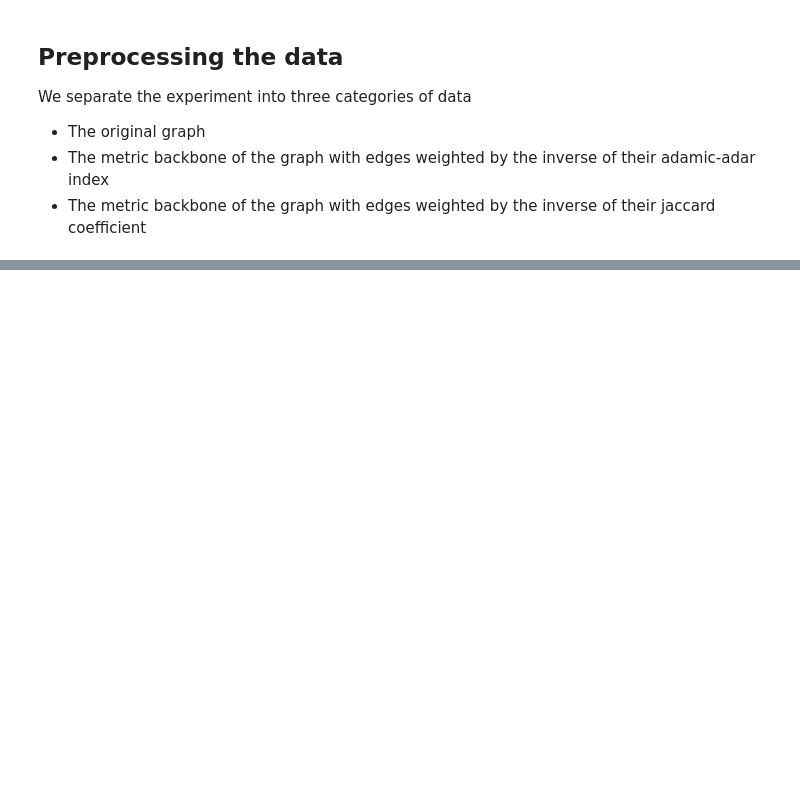
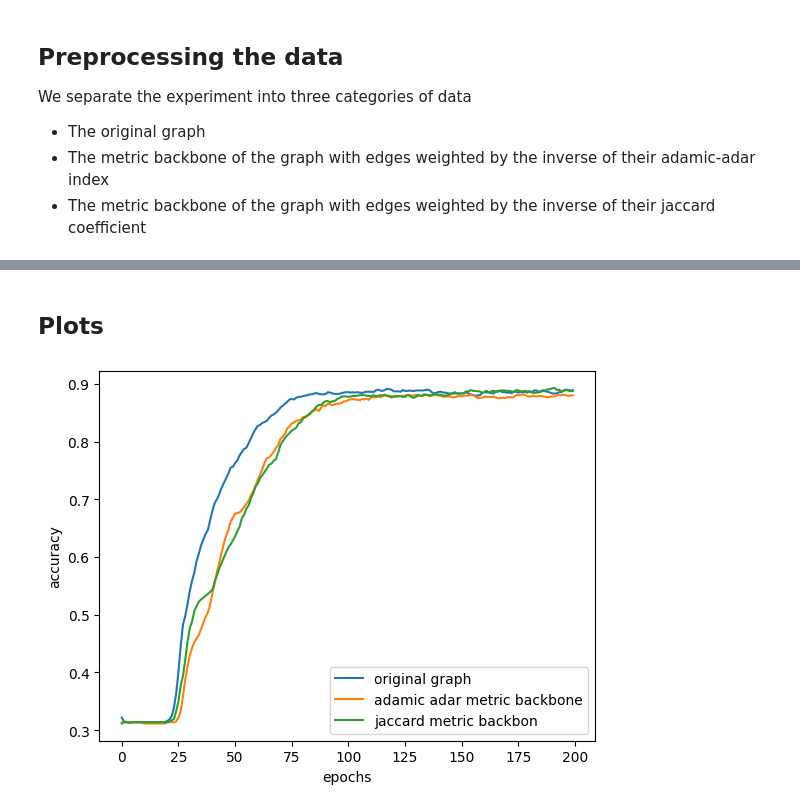
Before and after one commit to YofiY/SparseGCN, a Jupyter notebook: notebooks/cora.ipynb, the cells around one changed output, grey strips where cells are left out. Saved outputs shown, nothing was run; the diff lists cells and outputs as text; code cells hidden in the pictures; blank space fills up the shorter version.

```diff
--- a/notebooks/cora.ipynb
+++ b/notebooks/cora.ipynb
@@ -24,8 +32,7 @@ ModuleNotFoundError: No module named 'train'
 # %%
 
-
+transform_to_device = T.Compose([T.ToDevice(device)])
 dataset = Planetoid(root='../data', name='cora', transform=T.NormalizeFeatures())
-
 print(f'Dataset: {dataset}:')
 print('======================')
 print(f'Number of graphs: {len(dataset)}')
@@ -33,6 +40,7 @@ print(f'Number of features: {dataset.num_features}')
 print(f'Number of classes: {dataset.num_classes}')
 
 data = dataset[0]  # Get the first graph object.
+data = data
 
 print()
 print(data)
@@ -108,0 +233,13 @@ TypeError: GCN.forward() takes 3 positional arguments but 4 were given
+# %% [markdown]
+## Plots
+# %%
+fig, ax = plt.subplots()
+ax.plot(range(len(fg_accs)), fg_accs, label='original graph')
+ax.plot(range(len(fg_accs)), aa_accs, label='adamic adar metric backbone')
+ax.plot(range(len(fg_accs)), j_accs, label='jaccard metric backbon')
+plt.ylabel('accuracy')
+plt.xlabel('epochs')
+plt.legend()
+plt.show()
+# %% [output]
+[figure, added]
```
Also changed, not shown: parts of 12 cells of this notebook, 1 other file.
